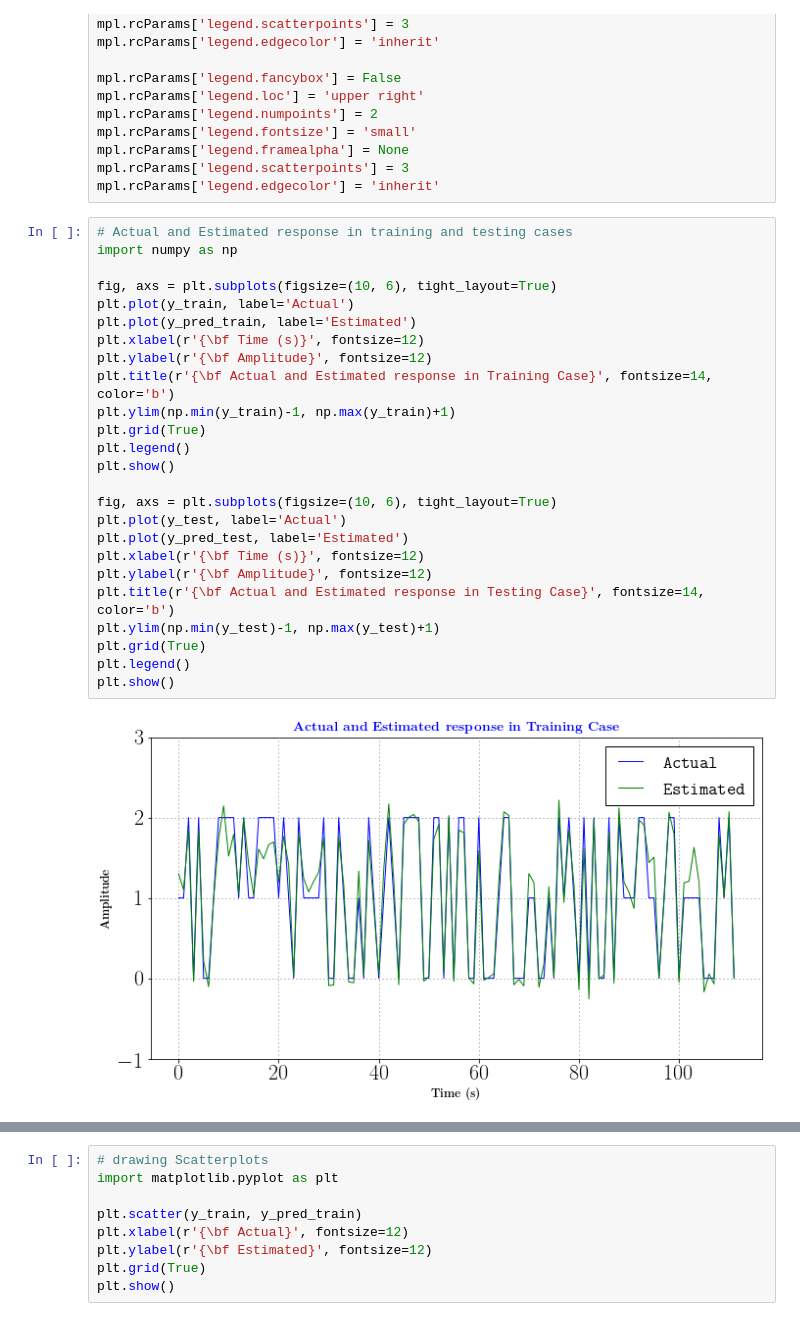
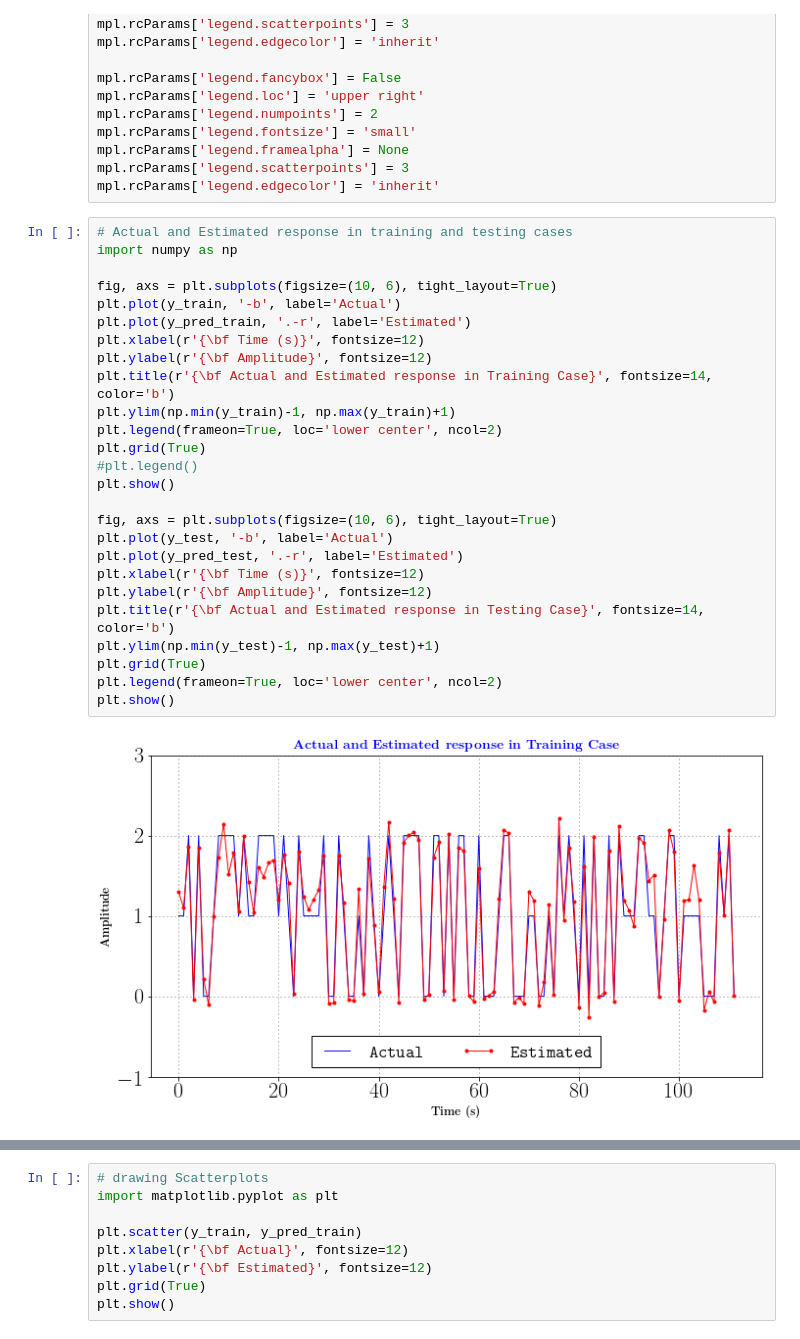
Before and after one commit to asheta66/Machine-Learning-2024, a Jupyter notebook: Simple Linear Regression/Simple_Linear_Regression.ipynb, the cells around one changed output, grey strips where cells are left out. Saved outputs shown, nothing was run; the diff lists cells and outputs as text.

```diff
--- a/Simple Linear Regression/Simple_Linear_Regression.ipynb
+++ b/Simple Linear Regression/Simple_Linear_Regression.ipynb
@@ -117,27 +116,28 @@ mpl.rcParams['legend.edgecolor'] = 'inherit'
 # %%
 # Actual and Estimated response in training and testing cases
 import numpy as np
 
 fig, axs = plt.subplots(figsize=(10, 6), tight_layout=True)
-plt.plot(y_train, label='Actual')
-plt.plot(y_pred_train, label='Estimated')
+plt.plot(y_train, '-b', label='Actual')
+plt.plot(y_pred_train, '.-r', label='Estimated')
 plt.xlabel(r'{\bf Time (s)}', fontsize=12)
 plt.ylabel(r'{\bf Amplitude}', fontsize=12)
 plt.title(r'{\bf Actual and Estimated response in Training Case}', fontsize=14, color='b')
 plt.ylim(np.min(y_train)-1, np.max(y_train)+1)
+plt.legend(frameon=True, loc='lower center', ncol=2)
 plt.grid(True)
-plt.legend()
+#plt.legend()
 plt.show()
 
 fig, axs = plt.subplots(figsize=(10, 6), tight_layout=True)
-plt.plot(y_test, label='Actual')
-plt.plot(y_pred_test, label='Estimated')
+plt.plot(y_test, '-b', label='Actual')
+plt.plot(y_pred_test, '.-r', label='Estimated')
 plt.xlabel(r'{\bf Time (s)}', fontsize=12)
 plt.ylabel(r'{\bf Amplitude}', fontsize=12)
 plt.title(r'{\bf Actual and Estimated response in Testing Case}', fontsize=14, color='b')
 plt.ylim(np.min(y_test)-1, np.max(y_test)+1)
 plt.grid(True)
-plt.legend()
+plt.legend(frameon=True, loc='lower center', ncol=2)
 plt.show()
 # %% [output]
-[figure, old version]
+[figure, new version]
```
Also changed, not shown: parts of 2 cells of this notebook.
